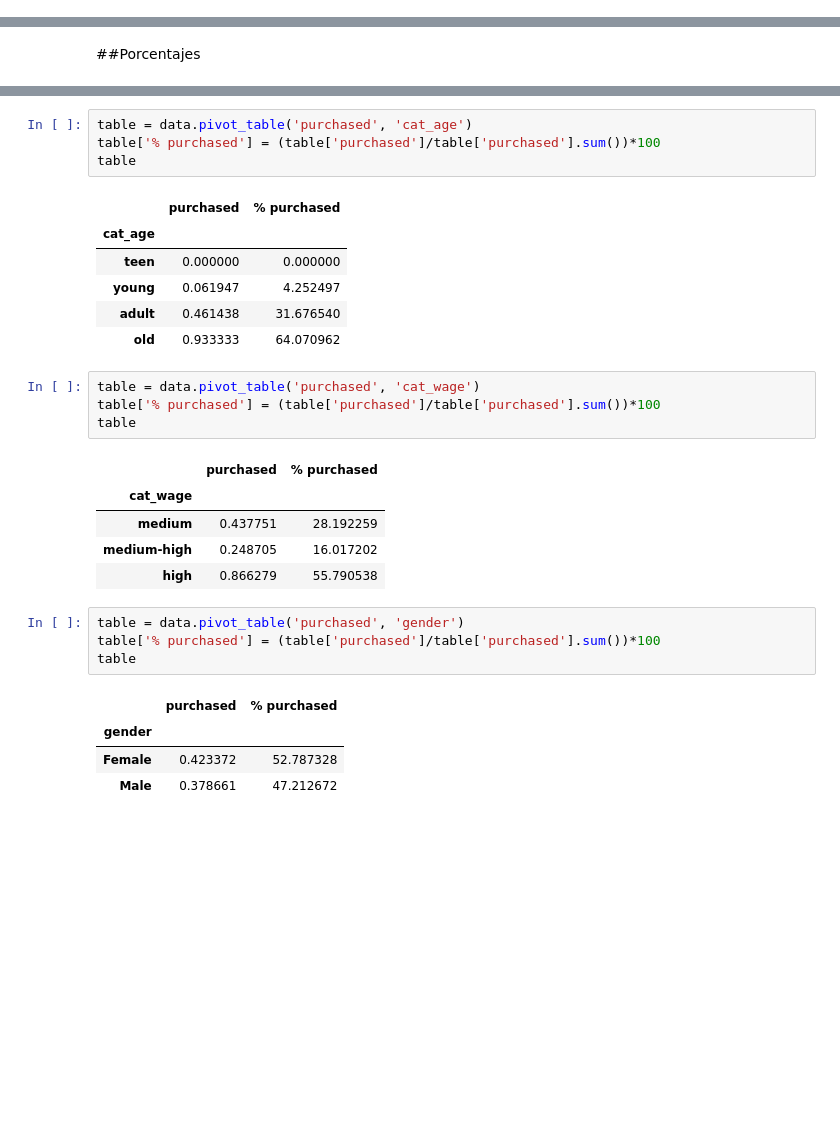
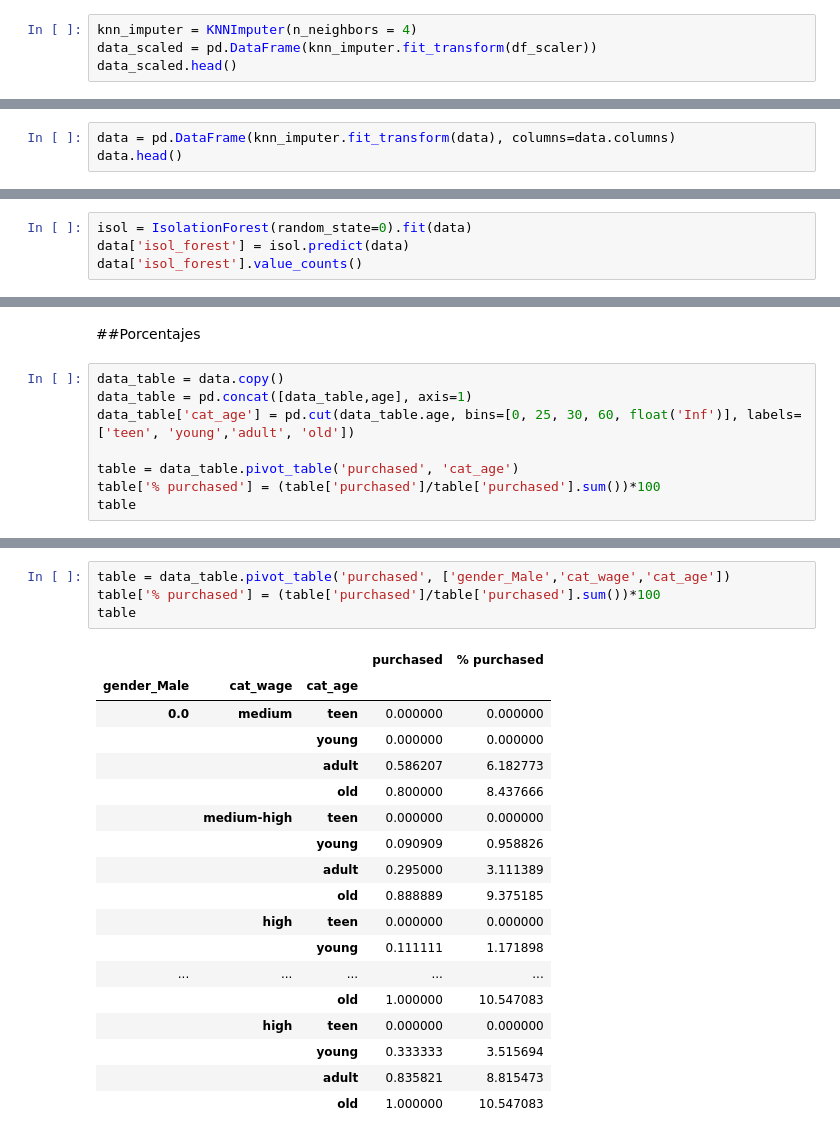
Before and after one commit to LuchoValr/Machine_Learning, a Jupyter notebook: Proyecto3.ipynb, the cells around one changed output, grey strips where cells are left out. Cells and saved outputs as stored; diff of their text form; blank space fills up the shorter version.

```diff
--- a/Proyecto3.ipynb
+++ b/Proyecto3.ipynb
@@ -199,0 +182,4 @@ memory usage: 31.4+ KB
+# %%
+knn_imputer = KNNImputer(n_neighbors = 4)
+data_scaled = pd.DataFrame(knn_imputer.fit_transform(df_scaler))
+data_scaled.head()
@@ -199,0 +193,3 @@ memory usage: 31.4+ KB
+# %%
+data = pd.DataFrame(knn_imputer.fit_transform(data), columns=data.columns)
+data.head()
@@ -215,0 +213,4 @@ lim_inf,lim_sup
+# %%
+isol = IsolationForest(random_state=0).fit(data)
+data['isol_forest'] = isol.predict(data)
+data['isol_forest'].value_counts()
@@ -242,2 +233,10 @@ data.head()
 # %% [markdown]
 ##Porcentajes
+# %%
+data_table = data.copy()
+data_table = pd.concat([data_table,age], axis=1)
+data_table['cat_age'] = pd.cut(data_table.age, bins=[0, 25, 30, 60, float('Inf')], labels=['teen', 'young','adult', 'old'])
+
+table = data_table.pivot_table('purchased', 'cat_age')
+table['% purchased'] = (table['purchased']/table['purchased'].sum())*100
+table
@@ -244,30 +269,23 @@ data.head()
 # %%
-table = data.pivot_table('purchased', 'cat_age')
+table = data_table.pivot_table('purchased', ['gender_Male','cat_wage','cat_age'])
 table['% purchased'] = (table['purchased']/table['purchased'].sum())*100
 table
 # %% [output]
-|  | purchased | % purchased |
-| cat_age |  |  |
-| teen | 0.000000 | 0.000000 |
-| young | 0.061947 | 4.252497 |
-| adult | 0.461438 | 31.676540 |
-| old | 0.933333 | 64.070962 |
+|  |  |  | purchased | % purchased |
+| gender_Male | cat_wage | cat_age |  |  |
+| 0.0 | medium | teen | 0.000000 | 0.000000 |
+|  |  | young | 0.000000 | 0.000000 |
+|  |  | adult | 0.586207 | 6.182773 |
+|  |  | old | 0.800000 | 8.437666 |
+|  | medium-high | teen | 0.000000 | 0.000000 |
+|  |  | young | 0.090909 | 0.958826 |
+|  |  | adult | 0.295000 | 3.111389 |
+|  |  | old | 0.888889 | 9.375185 |
+|  | high | teen | 0.000000 | 0.000000 |
+|  |  | young | 0.111111 | 1.171898 |
+| ... | ... | ... | ... | ... |
+|  |  | old | 1.000000 | 10.547083 |
+|  | high | teen | 0.000000 | 0.000000 |
+|  |  | young | 0.333333 | 3.515694 |
+|  |  | adult | 0.835821 | 8.815473 |
+|  |  | old | 1.000000 | 10.547083 |
-# %%
-table = data.pivot_table('purchased', 'cat_wage')
-table['% purchased'] = (table['purchased']/table['purchased'].sum())*100
-table
-# %% [output]
-|  | purchased | % purchased |
-| cat_wage |  |  |
-| medium | 0.437751 | 28.192259 |
-| medium-high | 0.248705 | 16.017202 |
-| high | 0.866279 | 55.790538 |
-# %%
-table = data.pivot_table('purchased', 'gender')
-table['% purchased'] = (table['purchased']/table['purchased'].sum())*100
-table
-# %% [output]
-|  | purchased | % purchased |
-| gender |  |  |
-| Female | 0.423372 | 52.787328 |
-| Male | 0.378661 | 47.212672 |
```
Also changed, not shown: parts of 30 cells of this notebook.
